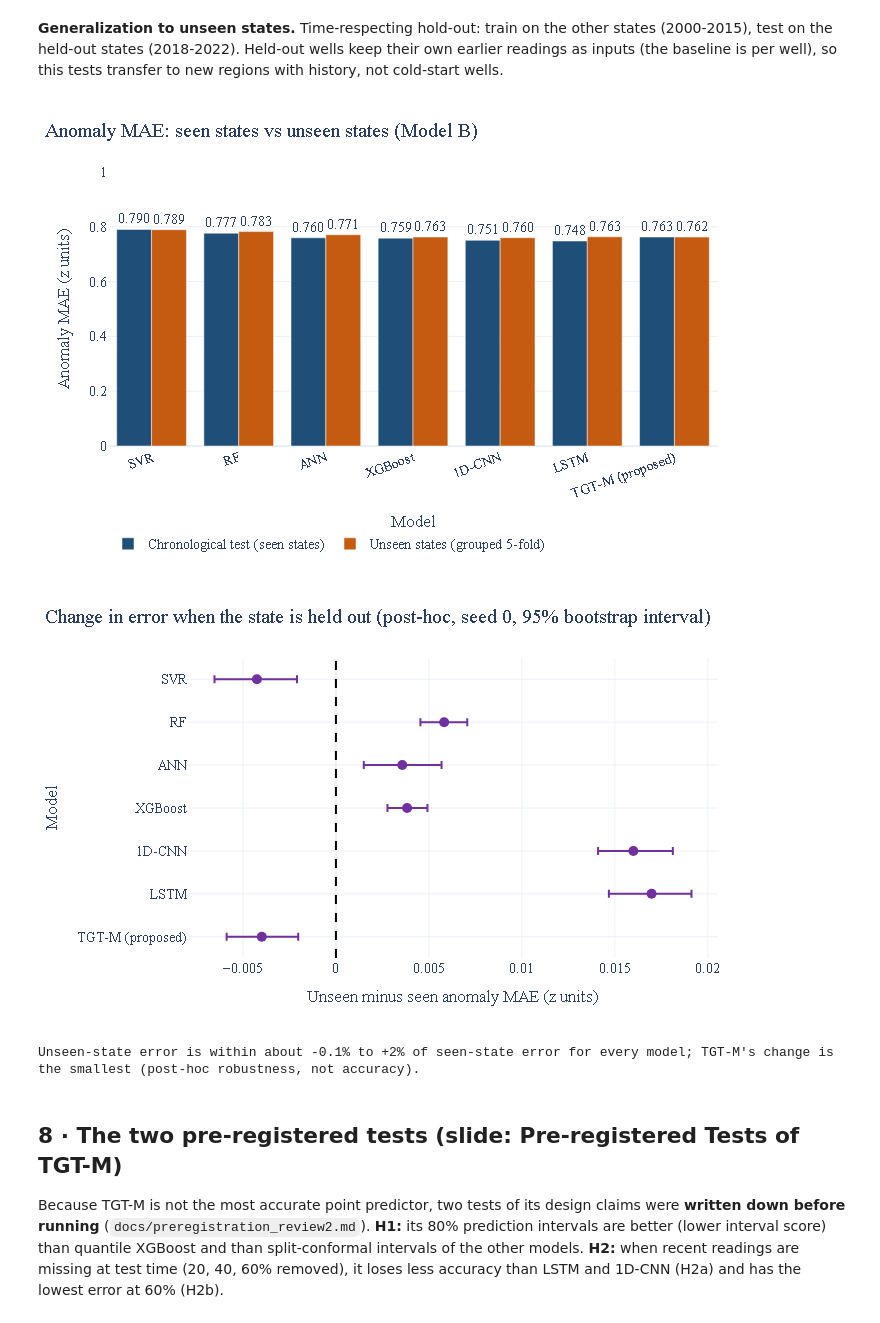
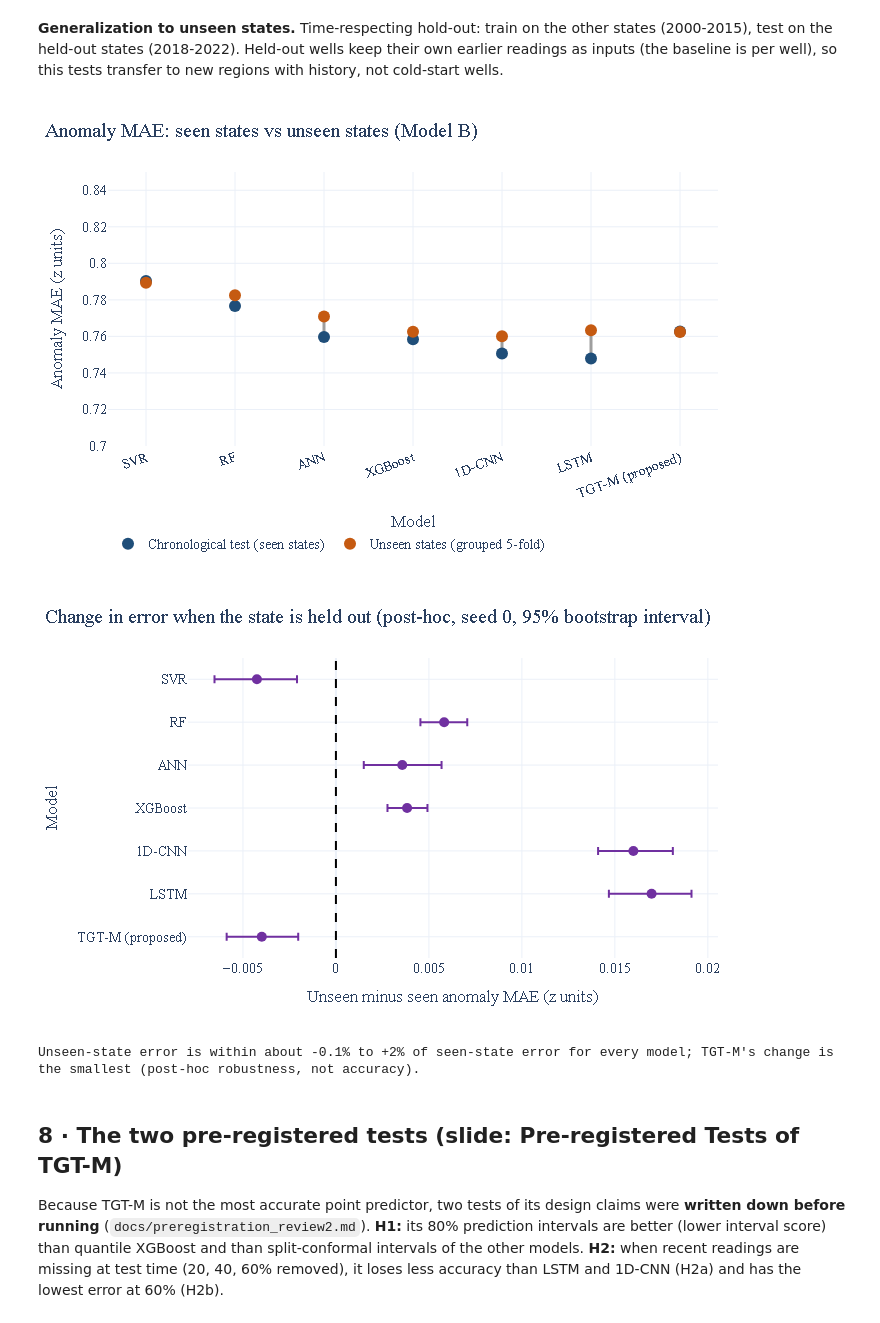
Before and after one commit to dhruvvvgg/bde-team7, a Jupyter notebook: notebooks/prerun/3_Review2_Implementation_PRERUN.ipynb, the cells around one changed output. Saved outputs shown, nothing was run; the diff lists cells and outputs as text; code cells hidden in the pictures.

```diff
--- a/notebooks/prerun/3_Review2_Implementation_PRERUN.ipynb
+++ b/notebooks/prerun/3_Review2_Implementation_PRERUN.ipynb
@@ -97,6 +97,25 @@ def show(fig, title, x, y, h=440, **kw):
     fig.update_layout(title=dict(text=title, x=0.01), xaxis_title=x, yaxis_title=y, height=h, font=dict(family="Times New Roman", size=14),
                       margin=dict(l=70, r=20, t=70, b=70), legend=dict(orientation="h", y=-0.3), **kw)
     fig.show()
+def lollipop(fig, labels, values, color, horizontal=False, fmt="{:,.2f}", base=0.0):
+    """Lollipop (stem + dot): used instead of bars."""
+    xs, ys = [], []
+    for l, v in zip(labels, values):
+        xs += [l, l, None]; ys += [base, v, None]
+    stem = dict(mode="lines", line=dict(color="#9E9E9E", width=3), showlegend=False, hoverinfo="skip")
+    dots = dict(mode="markers+text", marker=dict(size=12, color=color), text=[fmt.format(v) for v in values], showlegend=False)
+    if horizontal:
+        fig.add_scatter(x=ys, y=xs, **stem); fig.add_scatter(x=list(values), y=list(labels), textposition="middle right", **dots)
+    else:
+        fig.add_scatter(x=xs, y=ys, **stem); fig.add_scatter(x=list(labels), y=list(values), textposition="top center", **dots)
+def dumbbell(fig, labels, a, b, name_a, name_b, ca, cb):
+    """Dumbbell: two dots per category joined by a line (e.g. without vs with rainfall)."""
+    xs, ys = [], []
+    for l, u, v in zip(labels, a, b):
+        xs += [l, l, None]; ys += [u, v, None]
+    fig.add_scatter(x=xs, y=ys, mode="lines", line=dict(color="#9E9E9E", width=3), showlegend=False, hoverinfo="skip")
+    fig.add_scatter(x=list(labels), y=list(a), mode="markers", marker=dict(size=12, color=ca), name=name_a)
+    fig.add_scatter(x=list(labels), y=list(b), mode="markers", marker=dict(size=12, color=cb), name=name_b)
 print("charts ready")
 # %% [output]
 charts ready
@@ -239,8 +258,8 @@ cats = ["Normal", "Watch", "Moderate Stress", "High Stress"]
 fig = go.Figure()
 for col, nm, c in (("stress_category", "Expanding baseline (primary)", PAL["A"]), ("stress_roll10", "Rolling-10 baseline", PAL["B"]), ("stress_tadj", "Small-sample (t) adjusted", PAL["G"])):
     v = m[col].astype(str); v = v[v.isin(cats)]
-    fig.add_bar(x=cats, y=[round(100 * (v == k).mean(), 1) for k in cats], name=nm, marker_color=c, text=[f"{100 * (v == k).mean():.1f}" for k in cats], textposition="outside")
-show(fig, "Share of stress categories under three baselines", "Stress category", "Share of classified readings (%)", barmode="group")
+    fig.add_scatter(x=cats, y=[round(100 * (v == k).mean(), 1) for k in cats], mode="markers", name=nm, marker=dict(size=13, color=c))
+show(fig, "Share of stress categories under three baselines", "Stress category", "Share of classified readings (%)")
 print("Readings without a baseline (fewer than 5 earlier same-season readings): %d (%.1f%%)" % ((m.stress_category.astype(str) == "Insufficient history").sum(), 100 * (m.stress_category.astype(str) == "Insufficient history").mean()))
 # %% [output]
 [figure]
@@ -488,12 +507,10 @@ learned = [k for k in order if k not in order[:3]]
 rank = B_.loc[learned, "depth_MAE_mean"].sort_values()
 print("Ranking by depth MAE (lower is better):", " < ".join(f"{lab(k)} {v:.3f}" for k, v in rank.items()))
 check("TGT-M ranks 5th of 7 learned models on depth MAE", list(rank.index).index("TGT-M") == 4)
-fig = go.Figure()
-for v, nm, c in (("A", "Model A (no rainfall)", PAL["A"]), ("B", "Model B (with rainfall)", PAL["B"])):
-    s_ = cs[cs.variant == v].set_index("model")
-    ks = [k for k in order if (k in s_.index)]
-    fig.add_bar(x=[lab(k) for k in ks], y=[s_.loc[k, "depth_MAE_mean"] for k in ks], name=nm, marker_color=c, text=[f"{s_.loc[k, 'depth_MAE_mean']:.2f}" for k in ks], textposition="outside")
-show(fig, "Depth MAE on the test split, without and with rainfall", "Model", "Depth MAE on test (m)", barmode="group", h=480, xaxis_tickangle=-20)
+sa, sb = [cs[cs.variant == v].set_index("model") for v in ("A", "B")]
+ks = [k for k in order if k in sa.index and k in sb.index]
+fig = go.Figure(); dumbbell(fig, [lab(k) for k in ks], [sa.loc[k, "depth_MAE_mean"] for k in ks], [sb.loc[k, "depth_MAE_mean"] for k in ks], "Model A (no rainfall)", "Model B (with rainfall)", PAL["A"], PAL["B"])
+show(fig, "Depth MAE on the test split, without and with rainfall", "Model", "Depth MAE on test (m)", h=480, xaxis_tickangle=-20)
 # %% [output]
 |  | Depth MAE (m) | Anomaly MAE | Anomaly R² | Macro-F1 (cal.) | AUC |
 | Previous round | 2.050 | 1.497 | -1.731 | 0.325 | 0.680 |
@@ -529,17 +546,16 @@ PASS  rainfall lowers the depth error of every model and no interval includes ze
 # %%
 g = pd.read_csv(T / "geo_summary.csv"); g = g[(g.scheme == "g5") & (g.variant == "B")].set_index("model")
 ks = [k for k in order if k in g.index]; ch_ = cs[cs.variant == "B"].set_index("model")
 fig = go.Figure()
-fig.add_bar(x=[lab(k) for k in ks], y=[ch_.loc[k, "anom_MAE_mean"] for k in ks], name="Chronological test (seen states)", marker_color=PAL["A"], text=[f"{ch_.loc[k, 'anom_MAE_mean']:.3f}" for k in ks], textposition="outside")
-fig.add_bar(x=[lab(k) for k in ks], y=[g.loc[k, "anom_MAE"] for k in ks], name="Unseen states (grouped 5-fold)", marker_color=PAL["B"], text=[f"{g.loc[k, 'anom_MAE']:.3f}" for k in ks], textposition="outside")
-show(fig, "Anomaly MAE: seen states vs unseen states (Model B)", "Model", "Anomaly MAE (z units)", barmode="group", yaxis_range=[0, 1], h=470, xaxis_tickangle=-20)
+dumbbell(fig, [lab(k) for k in ks], [ch_.loc[k, "anom_MAE_mean"] for k in ks], [g.loc[k, "anom_MAE"] for k in ks], "Chronological test (seen states)", "Unseen states (grouped 5-fold)", PAL["A"], PAL["B"])
+show(fig, "Anomaly MAE: seen states vs unseen states (Model B)", "Model", "Anomaly MAE (z units)", yaxis_range=[0.7, 0.85], h=470, xaxis_tickangle=-20)
 gap = pd.read_csv(T / "generalization_gap.csv"); gp = gap[gap.what == "own gap"].copy(); gp["model"] = gp.comparison.map(lab)
 fig = go.Figure(go.Scatter(x=gp.estimate, y=gp.model, mode="markers", marker=dict(size=10, color=PAL["T"]), error_x=dict(type="data", symmetric=False, array=gp.ci_hi - gp.estimate, arrayminus=gp.estimate - gp.ci_lo)))
 fig.add_vline(x=0, line_dash="dash", line_color="black")
 show(fig, "Change in error when the state is held out (post-hoc, seed 0, 95% bootstrap interval)", "Unseen minus seen anomaly MAE (z units)", "Model", h=440, yaxis_autorange="reversed")
 print("Unseen-state error is within about -0.1% to +2% of seen-state error for every model; TGT-M's change is the smallest (post-hoc robustness, not accuracy).")
 # %% [output]
-[figure, old version]
+[figure, new version]
 [figure]
 Unseen-state error is within about -0.1% to +2% of seen-state error for every model; TGT-M's change is the smallest (post-hoc robustness, not accuracy).
 # %% [markdown]
```
Also changed, not shown: parts of 10 cells of this notebook, 2 other files.
